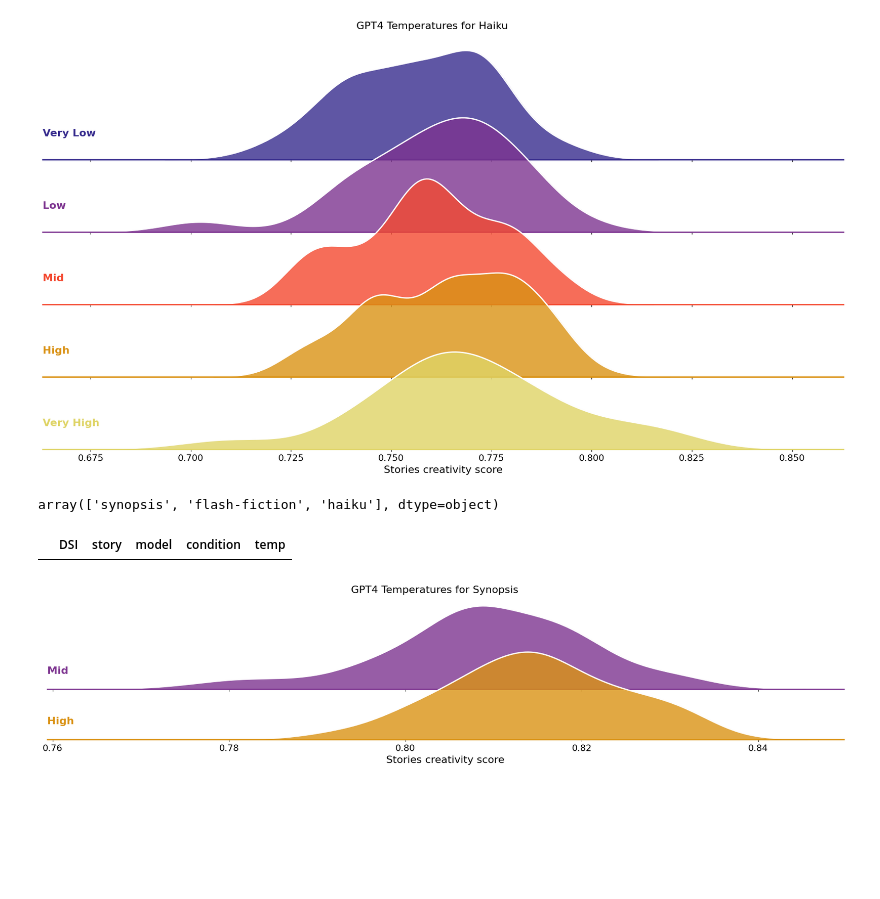
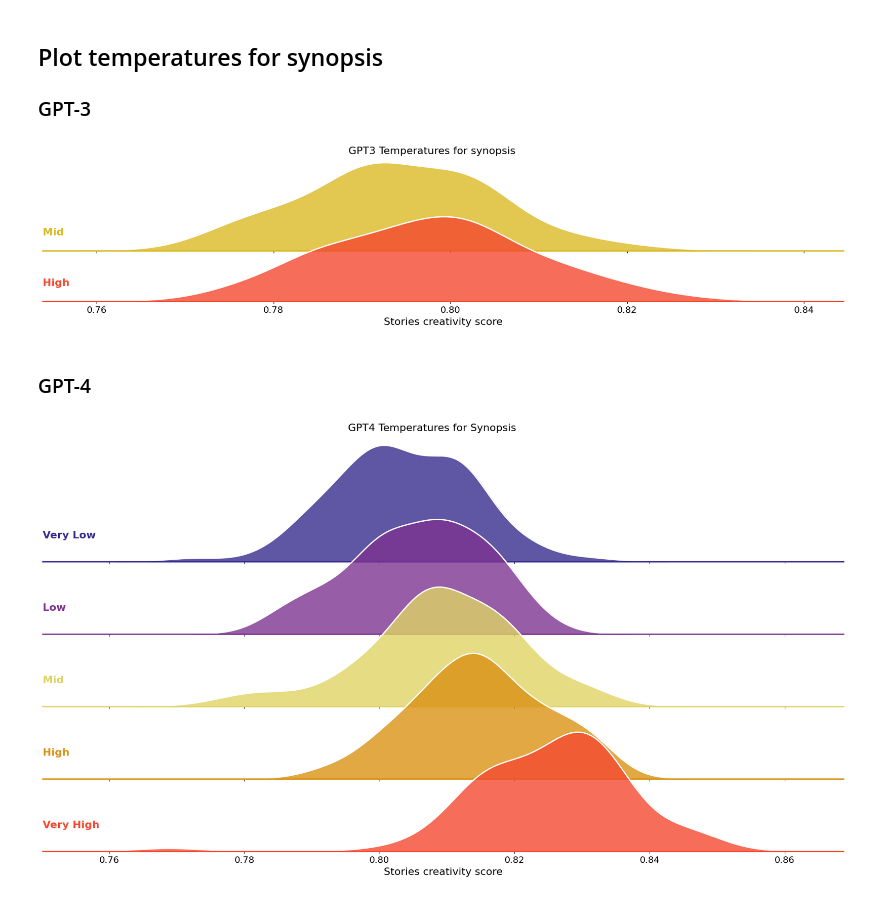
Before and after one commit to AntoineBellemare/DAT_GPT, a Jupyter notebook: notebook/dsi_visualization.ipynb, the cells around one changed output. Cells and saved outputs as stored; diff of their text form; code cells hidden in the pictures; blank space fills up the shorter version.

```diff
--- a/notebook/dsi_visualization.ipynb
+++ b/notebook/dsi_visualization.ipynb
@@ -133,9 +121,9 @@ Works: haiku Very High
 # %%
 # Make a ridge plot like the one above looking at the effect of temperature on the DSI for each model separetaly
-df = results_df.loc[(results_df['condition']=='flash-fiction') & (results_df['model']=='GPT4')]
-pal = sns.color_palette('CMRmap',n_colors=3, desat=.9)
-pal.reverse()
-g = sns.FacetGrid(df, row="temp", hue="temp", aspect=9, height=2,palette=pal)
+df = results_df.loc[(results_df['condition']=='flash-fiction') & (results_df['model']=='GPT3')]
+pal = sns.color_palette('CMRmap',n_colors=2, desat=.9)
+order = ["Mid", "High"]
+g = sns.FacetGrid(df, row="temp", hue="temp", aspect=9, height=2,palette=pal, hue_order=order, row_order=order)
 # make transparent background
 for ax in g.axes.flat:
     ax.set_facecolor('none')
@@ -166,6 +154,6 @@ g.figure.subplots_adjust(hspace=-.45)
 g.set(yticks=[], ylabel="")
 g.despine(bottom=True, left=True)
 # add one title for all the subplots
-g.fig.suptitle('GPT4 Temperatures for Flash Fiction', fontsize=16)
-g.savefig(f'../figures/GPT4_DSI_ridge_flashfiction_temp.png', dpi=300, bbox_inches='tight')
+g.fig.suptitle('GPT3 Temperatures for Flash Fiction', fontsize=16)
+g.savefig(f'../figures/GPT3_DSI_ridge_flashfiction_temp.png', dpi=300, bbox_inches='tight')
 # %% [output]
@@ -173,9 +163,10 @@ g.savefig(f'../figures/GPT4_DSI_ridge_flashfiction_temp.png', dpi=300, bbox_inch
 # %%
 # Make a ridge plot like the one above looking at the effect of temperature on the DSI for each model separetaly
-df = results_df.loc[(results_df['condition']=='flash-fiction') & (results_df['model']=='GPT3')]
-pal = sns.color_palette('CMRmap',n_colors=3, desat=.9)
-pal.reverse()
-g = sns.FacetGrid(df, row="temp", hue="temp", aspect=9, height=2,palette=pal)
+df = results_df.loc[(results_df['condition']=='flash-fiction') & (results_df['model']=='GPT4')]
+pal = sns.color_palette('CMRmap',n_colors=5, desat=.9)
+pal = [pal[0], pal[1], pal[4], pal[3], pal[2]]
+order = ["Very Low", "Low", "Mid", "High", "Very High"]
+g = sns.FacetGrid(df, row="temp", hue="temp", aspect=9, height=2,palette=pal, row_order=order, hue_order=order)
 # make transparent background
 for ax in g.axes.flat:
     ax.set_facecolor('none')
@@ -206,6 +197,6 @@ g.figure.subplots_adjust(hspace=-.45)
 g.set(yticks=[], ylabel="")
 g.despine(bottom=True, left=True)
 # add one title for all the subplots
-g.fig.suptitle('GPT3 Temperatures for Flash Fiction', fontsize=16)
-g.savefig(f'../figures/GPT3_DSI_ridge_flashfiction_temp.png', dpi=300, bbox_inches='tight')
+g.fig.suptitle('GPT4 Temperatures for Flash Fiction', fontsize=16)
+g.savefig(f'../figures/GPT4_DSI_ridge_flashfiction_temp.png', dpi=300, bbox_inches='tight')
 # %% [output]
@@ -253,9 +290,13 @@ g.savefig(f'../figures/GPT3_DSI_ridge_haiku_temp.png', dpi=300, bbox_inches='tig
+# %% [markdown]
+## Plot temperatures for synopsis
+### GPT-3
 # %%
 # Make a ridge plot like the one above looking at the effect of temperature on the DSI for each model separetaly
-df = results_df.loc[(results_df['condition']=='haiku') & (results_df['model']=='GPT4')]
-order = ['Very Low','Low','Mid','High','Very High']
-pal = sns.color_palette('CMRmap',n_colors=5, desat=.9)
-g = sns.FacetGrid(df, row="temp", hue="temp", aspect=9, height=2,palette=pal, hue_order=order, row_order=order)
+df = results_df.loc[(results_df['condition']=='synopsis') & (results_df['model']=='GPT3')]
+order = ["Mid", "High", ]
+pal = sns.color_palette('CMRmap',n_colors=3, desat=.9)[1:]
+pal.reverse()
+g = sns.FacetGrid(df, row="temp", hue="temp", aspect=9, height=2,palette=pal,hue_order=order, row_order=order)
 # make transparent background
 for ax in g.axes.flat:
     ax.set_facecolor('none')
@@ -286,55 +327,50 @@ g.figure.subplots_adjust(hspace=-.45)
 g.set(yticks=[], ylabel="")
 g.despine(bottom=True, left=True)
 # add one title for all the subplots
-g.fig.suptitle('GPT4 Temperatures for Haiku', fontsize=16)
-g.savefig(f'../figures/GPT4_DSI_ridge_haiku_temp.png', dpi=300, bbox_inches='tight')
+g.fig.suptitle('GPT3 Temperatures for synopsis', fontsize=16)
+g.savefig(f'../figures/GPT3_DSI_ridge_synopsis_temp.png', dpi=300, bbox_inches='tight')
 # %% [output]
-[figure, old version]
+[figure, new version]
-# %%
-results_df['condition'].unique()
-# %% [output]
-array(['synopsis', 'flash-fiction', 'haiku'], dtype=object)
-# %%
-results_df.loc[(results_df['condition']=='') & (results_df['model']=='GPT4')]
-# %% [output]
-|  | DSI | story | model | condition | temp |
+# %% [markdown]
+### GPT-4
 # %%
 # Make a ridge plot like the one above looking at the effect of temperature on the DSI for each model separetaly
 df = results_df.loc[(results_df['condition']=='synopsis') & (results_df['model']=='GPT4')]
-
-pal = sns.color_palette('CMRmap',n_colors=2, desat=.9)
-g = sns.FacetGrid(df, row="temp", hue="temp", aspect=9, height=2,palette=pal,)
+pal = sns.color_palette('CMRmap',n_colors=5, desat=.9)
+order = ["Very Low", "Low", "Mid", "High", "Very High"]
+pal = [pal[0], pal[1], pal[4], pal[3], pal[2]]
+g = sns.FacetGrid(df, row="temp", hue="temp", aspect=9, height=2,palette=pal,hue_order=order, row_order=order)
 # make transparent background
 for ax in g.axes.flat:
     ax.set_facecolor('none')
 # Draw the densities in a few steps
 g.map(sns.kdeplot, "DSI",
     bw_adjust=1, clip_on=False,
     fill=True, alpha=0.8, linewidth=1.5)
 g.map(sns.kdeplot, "DSI", clip_on=False, color="w", lw=2, bw_adjust=1)
 # passing color=None to refline() uses the hue mapping
 g.refline(y=0, linewidth=2, linestyle="-", color=None, clip_on=False)
 # Define and use a simple function to label the plot in axes coordinates
 def label(x, color, label):
     ax = plt.gca()
     # check if Human is in the label
     ax.text(0, .2, label, fontweight="bold", color=color,
             ha="left", va="center", transform=ax.transAxes,fontsize=16)
 g.map(label, "DSI")
 
 
 for ax in g.axes.flat:
     ax.set_xlabel('Stories creativity score', fontsize=16)
     for label in ax.get_xticklabels():
             label.set_fontsize(14)
 # Remove axes details that don't play well with overlap
 g.set_titles("")
 # Set the subplots to overlap
 g.figure.subplots_adjust(hspace=-.45)
 g.set(yticks=[], ylabel="")
 g.despine(bottom=True, left=True)
 # add one title for all the subplots
 g.fig.suptitle('GPT4 Temperatures for Synopsis', fontsize=16)
 g.savefig(f'../figures/GPT4_DSI_ridge_synopsis_temp.png', dpi=300, bbox_inches='tight')
 # %% [output]
-[figure, old version]
+[figure, new version]
```
Also changed, not shown: parts of 27 cells of this notebook, 4 other files.
